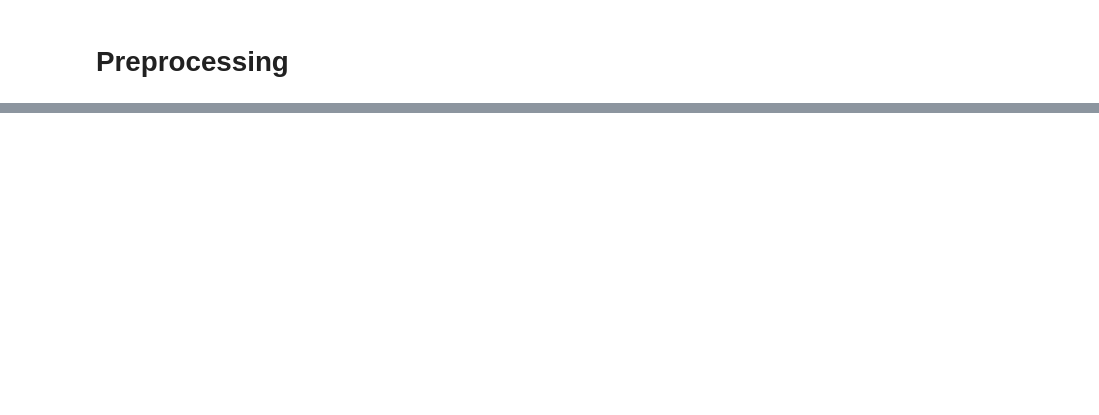
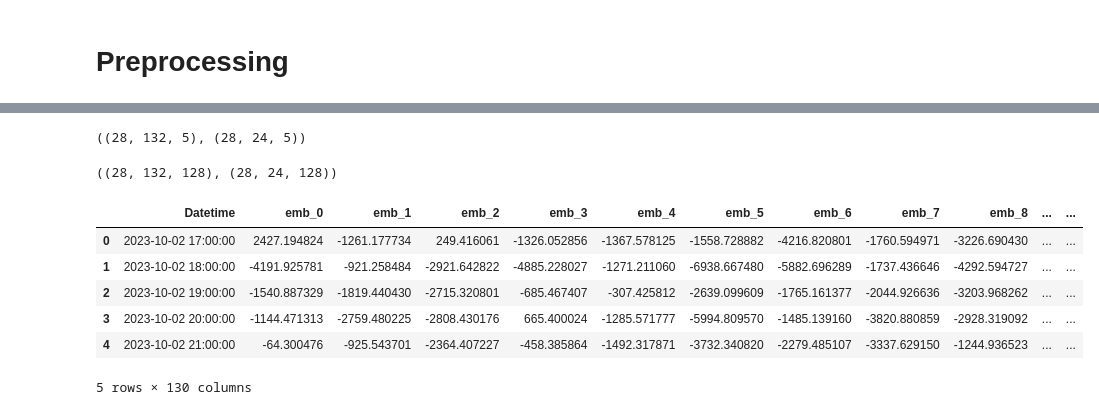
Before and after one commit to petrsokerin/Stock_Embedding, a Jupyter notebook: notebooks/TS2Vec.ipynb, the cells around one changed output, grey strips where cells are left out. Saved outputs shown, nothing was run; the diff lists cells and outputs as text; code cells hidden in the pictures; blank space fills up the shorter version.

```diff
--- a/notebooks/TS2Vec.ipynb
+++ b/notebooks/TS2Vec.ipynb
@@ -268,0 +170,47 @@ Epoch #14: loss=99.87868529099684
+# %%
+train_ts = data_to_np_tensor(train_data)
+test_ts = data_to_np_tensor(test_data)
+
+train_ts.shape, test_ts.shape
+# %% [output]
+((28, 132, 5), (28, 24, 5))
+# %%
+model = TS2Vec(
+    input_dims=train_ts.shape[2],
+    device=2,
+    output_dims=128
+)
+
+loss_log = model.fit(
+    train_ts,
+    verbose=False
+)
+# %%
+train_repr = model.encode(train_ts)
+test_repr = model.encode(test_ts)
+
+train_repr.shape, test_repr.shape
+# %% [output]
+((28, 132, 128), (28, 24, 128))
+# %%
+def stock_embeddigns_to_df(data_tensor: np.ndarray, stocks, dates) -> dict:
+    res = pd.DataFrame()
+    for i, stock in enumerate(stocks):
+        df = pd.DataFrame(data_tensor[i], index=dates)
+        df.columns = ['emb_' + str(i) for i in range(len(df.columns))]
+        df['Stock'] = stock
+        res = pd.concat([res, df])
+
+    return res.reset_index(drop=False, names='Datetime')
+
+X_train = stock_embeddigns_to_df(train_repr, stocks=train_data['Open'].columns, dates=train_data['Open'].index)
+X_test = stock_embeddigns_to_df(test_repr, stocks=test_data['Open'].columns, dates=test_data['Open'].index)
+X_train.head()
+# %% [output]
+|  | Datetime | emb_0 | emb_1 | emb_2 | emb_3 | emb_4 | emb_5 | emb_6 | emb_7 | emb_8 | ... | ... |
+| 0 | 2023-10-02 17:00:00 | 2427.194824 | -1261.177734 | 249.416061 | -1326.052856 | -1367.578125 | -1558.728882 | -4216.820801 | -1760.594971 | -3226.690430 | ... | ... |
+| 1 | 2023-10-02 18:00:00 | -4191.925781 | -921.258484 | -2921.642822 | -4885.228027 | -1271.211060 | -6938.667480 | -5882.696289 | -1737.436646 | -4292.594727 | ... | ... |
+| 2 | 2023-10-02 19:00:00 | -1540.887329 | -1819.440430 | -2715.320801 | -685.467407 | -307.425812 | -2639.099609 | -1765.161377 | -2044.926636 | -3203.968262 | ... | ... |
+| 3 | 2023-10-02 20:00:00 | -1144.471313 | -2759.480225 | -2808.430176 | 665.400024 | -1285.571777 | -5994.809570 | -1485.139160 | -3820.880859 | -2928.319092 | ... | ... |
+| 4 | 2023-10-02 21:00:00 | -64.300476 | -925.543701 | -2364.407227 | -458.385864 | -1492.317871 | -3732.340820 | -2279.485107 | -3337.629150 | -1244.936523 | ... | ... |
+5 rows × 130 columns
```
Also changed, not shown: parts of 44 cells of this notebook, 1 other file.
